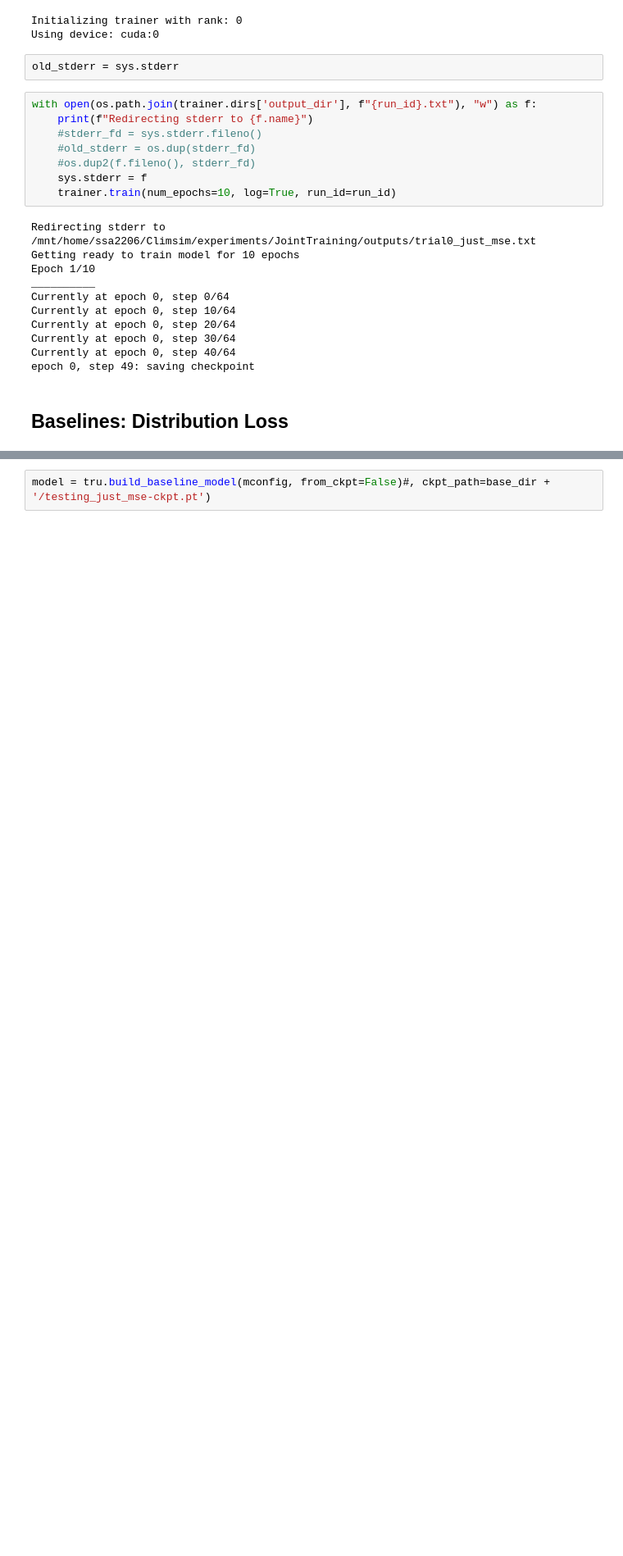
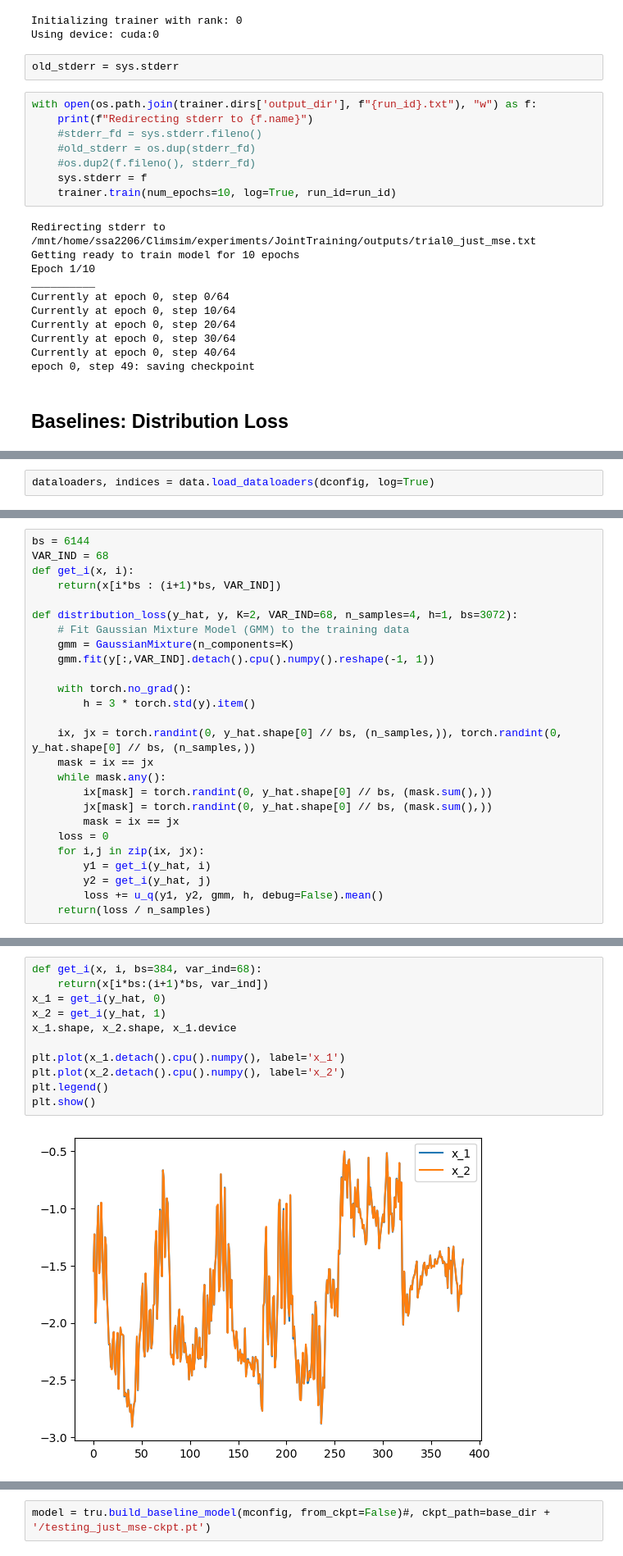
Before and after one commit to SammyAgrawal/diffusion-climsim, a Jupyter notebook: Notebooks/DiffTraining.ipynb, the cells around one changed output, grey strips where cells are left out. Shown at 82% size. Saved outputs shown, nothing was run; the diff lists cells and outputs as text; blank space fills up the shorter version.

```diff
--- a/Notebooks/DiffTraining.ipynb
+++ b/Notebooks/DiffTraining.ipynb
@@ -848,0 +577,2 @@ use_diffusion_loss = False
+# %%
+dataloaders, indices = data.load_dataloaders(dconfig, log=True)
@@ -848,0 +831,26 @@ use_diffusion_loss = False
+# %%
+bs = 6144
+VAR_IND = 68
+def get_i(x, i):
+    return(x[i*bs : (i+1)*bs, VAR_IND])
+
+def distribution_loss(y_hat, y, K=2, VAR_IND=68, n_samples=4, h=1, bs=3072):
+    # Fit Gaussian Mixture Model (GMM) to the training data
+    gmm = GaussianMixture(n_components=K)
+    gmm.fit(y[:,VAR_IND].detach().cpu().numpy().reshape(-1, 1))
+
+    with torch.no_grad():
+        h = 3 * torch.std(y).item()
+
+    ix, jx = torch.randint(0, y_hat.shape[0] // bs, (n_samples,)), torch.randint(0, y_hat.shape[0] // bs, (n_samples,))
+    mask = ix == jx
+    while mask.any():
+        ix[mask] = torch.randint(0, y_hat.shape[0] // bs, (mask.sum(),))
+        jx[mask] = torch.randint(0, y_hat.shape[0] // bs, (mask.sum(),))
+        mask = ix == jx
+    loss = 0
+    for i,j in zip(ix, jx):
+        y1 = get_i(y_hat, i)
+        y2 = get_i(y_hat, j)
+        loss += u_q(y1, y2, gmm, h, debug=False).mean()
+    return(loss / n_samples)
@@ -848,0 +894,13 @@ use_diffusion_loss = False
+# %%
+def get_i(x, i, bs=384, var_ind=68):
+    return(x[i*bs:(i+1)*bs, var_ind])
+x_1 = get_i(y_hat, 0)
+x_2 = get_i(y_hat, 1)
+x_1.shape, x_2.shape, x_1.device
+
+plt.plot(x_1.detach().cpu().numpy(), label='x_1')
+plt.plot(x_2.detach().cpu().numpy(), label='x_2')
+plt.legend()
+plt.show()
+# %% [output]
+[figure, added]
```
Also changed, not shown: parts of 139 cells of this notebook, 8 other files.
